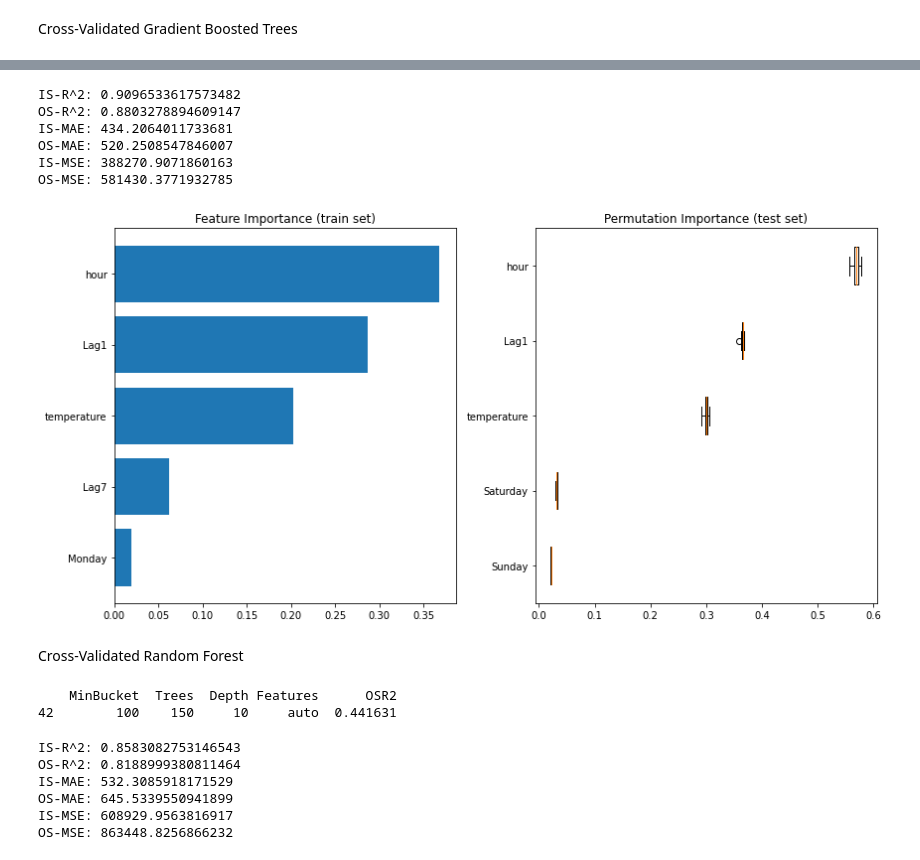
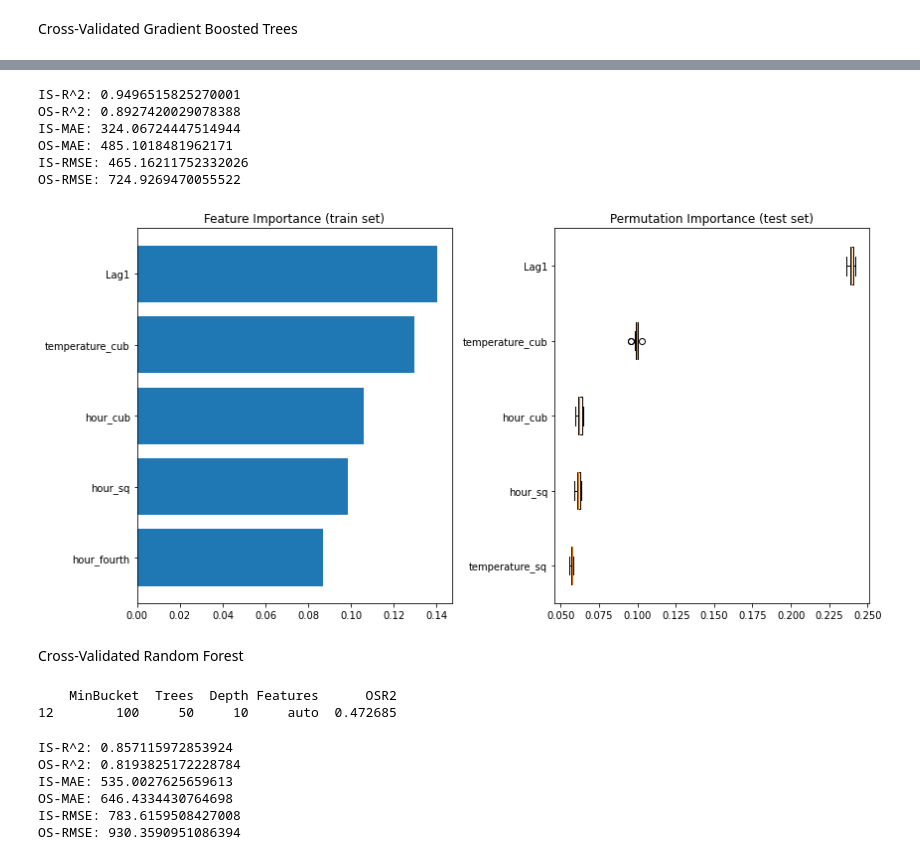
Before and after one commit to garberma/6.862-Project, a Jupyter notebook: BaselineModelingChicago.ipynb, the cells around one changed output, grey strips where cells are left out. Drawn from its saved outputs; the diff is of its cells as text; code cells hidden in the pictures.

```diff
--- a/BaselineModelingChicago.ipynb
+++ b/BaselineModelingChicago.ipynb
@@ -19,13 +19,12 @@ path = "/Users/pierre/Documents/Scolaire/MIT/Machine Learning/data/"
 df = pd.read_csv(path + 'chicago_df.csv')
 # %%
 df_lin = df.copy()
-df_lin['hour2'] = df_lin['hour']**2
-df_lin['hour3'] = df_lin['hour']**3
-df_lin['hour4'] = df_lin['hour']**4
-df_lin['hour5'] = df_lin['hour']**5
-df_lin['hour6'] = df_lin['hour']**6
-df_lin['temperature2'] = df_lin['temperature']**2
-df_lin['temperature3'] = df_lin['temperature']**3
+df_lin['temperature'] = df_lin['temperature'] - 273.15
+df_lin['hour_sq'] = df_lin['hour']**2
+df_lin['hour_cub'] = df_lin['hour']**3
+df_lin['hour_fourth'] = df_lin['hour']**4
+df_lin['temperature_sq'] = df_lin['temperature']**2
+df_lin['temperature_cub'] = df_lin['temperature']**3
 # %% [markdown]
 One-Hot Encode, Test/Train Split
 # %%
@@ -177,8 +167,3 @@ y = df_3.iloc[:,0:1]
-# %%
-X_train = X.iloc[0:int(0.70*len(X)),]
-y_train = y.iloc[0:int(0.70*len(X)),]
-X_test = X.iloc[int(0.70*len(X)):,]
-y_test = y.iloc[int(0.70*len(X)):,]
 # %%
 tscv = TimeSeriesSplit(n_splits=5)
 i = 1
@@ -290,6 +275,6 @@ print(cross_val[cross_val.OSR2 == cross_val.OSR2.max()])
 # %%
-gbm_cv = GradientBoostingRegressor(learning_rate=0.1, n_estimators=150, max_depth=3,
-                                max_features='auto').fit(X_train, np.ravel(y_train))
+gbm_cv = GradientBoostingRegressor(learning_rate=0.1, n_estimators=150, max_depth=5,
+                                max_features='sqrt').fit(X_train, np.ravel(y_train))
 m1,n1 = y_test.shape
 m2,n2 = y_train.shape
 y_test_pred = gbm_cv.predict(X_test).reshape((m1,n1))
@@ -302,36 +287,36 @@ print("IS-R^2:",metrics.r2_score(y_train.to_numpy(),y_train_pred))
 print("OS-R^2:",OSR2)
 print("IS-MAE:",metrics.mean_absolute_error(y_train,y_train_pred))
 print("OS-MAE:",metrics.mean_absolute_error(y_test,y_test_pred))
-print("IS-MSE:",metrics.mean_squared_error(y_train,y_train_pred))
-print("OS-MSE:",metrics.mean_squared_error(y_test,y_test_pred))
+print("IS-RMSE:",metrics.mean_squared_error(y_train,y_train_pred)**(1/2))
+print("OS-RMSE:",metrics.mean_squared_error(y_test,y_test_pred)**(1/2))
 # %% [output]
-IS-R^2: 0.9096533617573482
-OS-R^2: 0.8803278894609147
-IS-MAE: 434.2064011733681
-OS-MAE: 520.2508547846007
-IS-MSE: 388270.9071860163
-OS-MSE: 581430.3771932785
+IS-R^2: 0.9496515825270001
+OS-R^2: 0.8927420029078388
+IS-MAE: 324.06724447514944
+OS-MAE: 485.1018481962171
+IS-RMSE: 465.16211752332026
+OS-RMSE: 724.9269470055522
 # %%
 feature_importance = gbm_cv.feature_importances_
-sorted_idx = np.argsort(feature_importance)[58:63]
+sorted_idx = np.argsort(feature_importance)[63:69]
 pos = np.arange(sorted_idx.shape[0]) + .5
 fig = plt.figure(figsize=(12, 6))
 plt.subplot(1, 2, 1)
 plt.barh(pos, feature_importance[sorted_idx], align='center')
 plt.yticks(pos, np.array(X_train.columns)[sorted_idx])
 plt.title('Feature Importance (train set)')
 
 result = permutation_importance(gbm_cv, X_test, y_test, n_repeats=10,
                                 random_state=42, n_jobs=2)
-sorted_idx = result.importances_mean.argsort()[58:63]
+sorted_idx = result.importances_mean.argsort()[63:69]
 plt.subplot(1, 2, 2)
 plt.boxplot(result.importances[sorted_idx].T,
             vert=False, labels=np.array(X_test.columns)[sorted_idx])
 plt.title("Permutation Importance (test set)")
 fig.tight_layout()
 plt.show()
 # %% [output]
-[figure, old version]
+[figure, new version]
 # %% [markdown]
 Cross-Validated Random Forest
 # %%
@@ -371,9 +356,9 @@ cross_val = score.groupby(['MinBucket','Trees','Depth','Features']).agg({'OSR2':
 print(cross_val[cross_val.OSR2 == cross_val.OSR2.max()])
 # %% [output]
     MinBucket  Trees  Depth Features      OSR2
-42        100    150     10     auto  0.441631
+12        100     50     10     auto  0.472685
 # %%
-rf_cv = RandomForestRegressor(min_samples_leaf=100, n_estimators=150, max_depth=10,
+rf_cv = RandomForestRegressor(min_samples_leaf=100, n_estimators=50, max_depth=10,
                                 max_features='auto').fit(X_train, np.ravel(y_train))
 m1,n1 = y_test.shape
 m2,n2 = y_train.shape
@@ -387,14 +372,14 @@ print("IS-R^2:",metrics.r2_score(y_train.to_numpy(),y_train_pred))
 print("OS-R^2:",OSR2)
 print("IS-MAE:",metrics.mean_absolute_error(y_train,y_train_pred))
 print("OS-MAE:",metrics.mean_absolute_error(y_test,y_test_pred))
-print("IS-MSE:",metrics.mean_squared_error(y_train,y_train_pred))
-print("OS-MSE:",metrics.mean_squared_error(y_test,y_test_pred))
+print("IS-RMSE:",metrics.mean_squared_error(y_train,y_train_pred)**(1/2))
+print("OS-RMSE:",metrics.mean_squared_error(y_test,y_test_pred)**(1/2))
 # %% [output]
-IS-R^2: 0.8583082753146543
-OS-R^2: 0.8188999380811464
-IS-MAE: 532.3085918171529
-OS-MAE: 645.5339550941899
-IS-MSE: 608929.9563816917
-OS-MSE: 863448.8256866232
+IS-R^2: 0.857115972853924
+OS-R^2: 0.8193825172228784
+IS-MAE: 535.0027625659613
+OS-MAE: 646.4334430764698
+IS-RMSE: 783.6159508427008
+OS-RMSE: 930.3590951086394
 # %%
 feature_importance = rf_cv.feature_importances_
```
Also changed, not shown: parts of 14 cells of this notebook.
